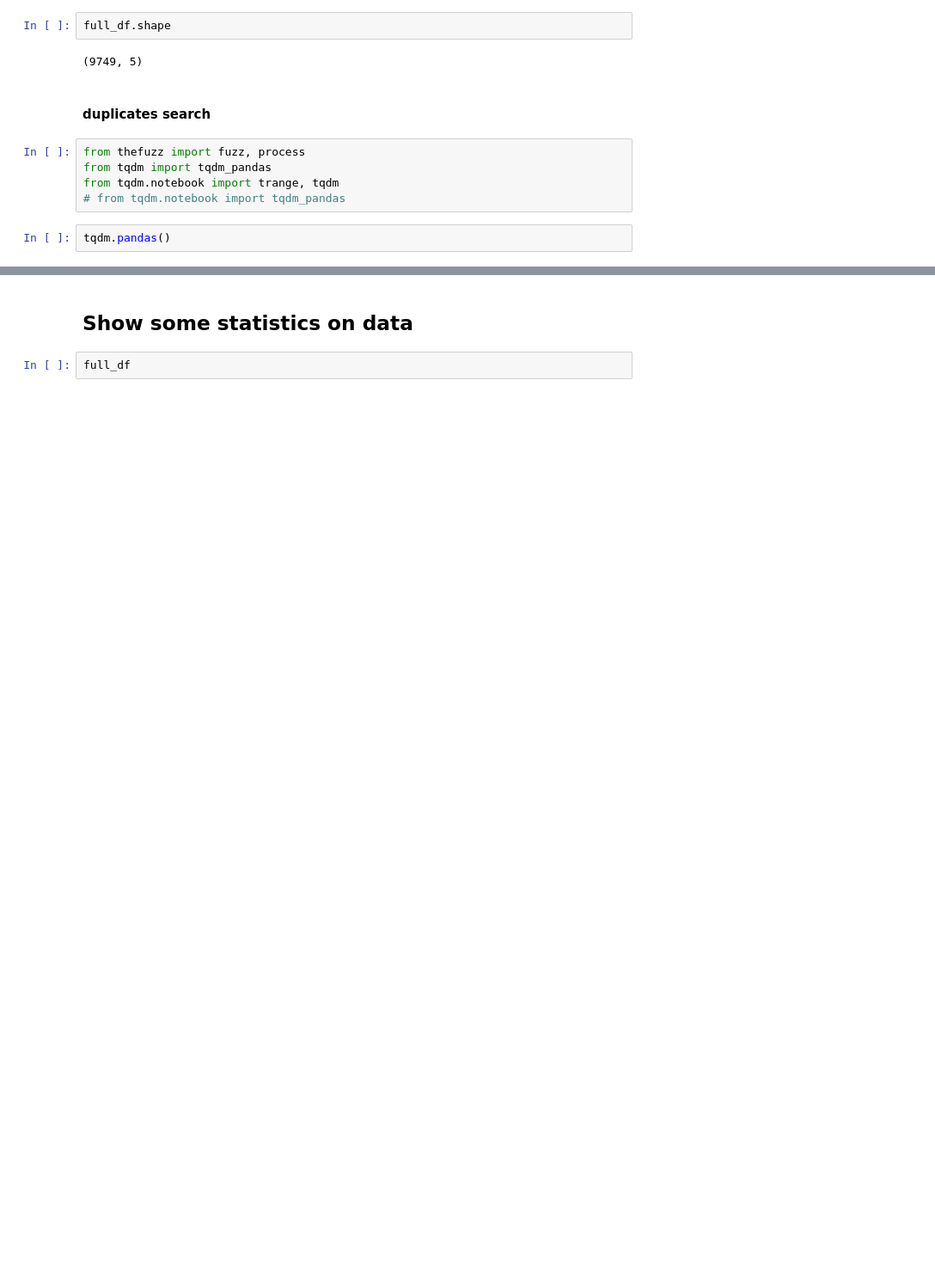
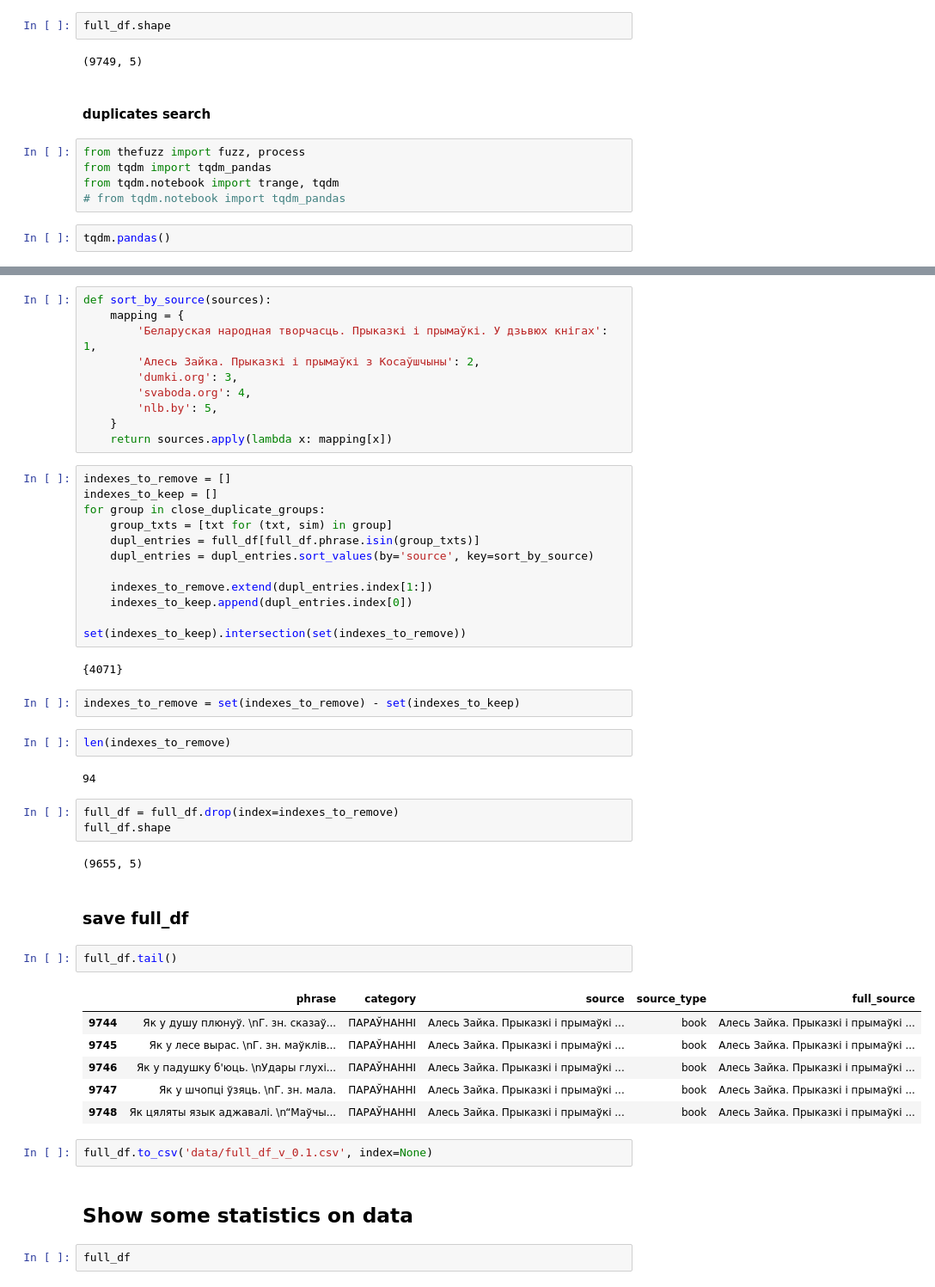
Before and after one commit to aulasau/by-quotes, a Jupyter notebook: concat_all_datasets.ipynb, the cells around one changed output, grey strips where cells are left out. Shown: that part at 86% size. Saved outputs shown, nothing was run; the diff lists cells and outputs as text; blank space fills up the shorter version.

Commit message:
remove fuzzy duplicates and savefull_df version 0.1

```diff
--- a/concat_all_datasets.ipynb
+++ b/concat_all_datasets.ipynb
@@ -225,3 +217,51 @@ full_df[full_df.phrase.str.contains('Быў бы хлеб')]#['full_source']
+# %%
+def sort_by_source(sources):
+    mapping = {
+        'Беларуская народная творчасць. Прыказкі і прымаўкі. У дзьвюх кнігах': 1,
+        'Алесь Зайка. Прыказкі і прымаўкі з Косаўшчыны': 2,
+        'dumki.org': 3,
+        'svaboda.org': 4,
+        'nlb.by': 5,
+    }
+    return sources.apply(lambda x: mapping[x])
+# %%
+indexes_to_remove = []
+indexes_to_keep = []
+for group in close_duplicate_groups:
+    group_txts = [txt for (txt, sim) in group]
+    dupl_entries = full_df[full_df.phrase.isin(group_txts)]
+    dupl_entries = dupl_entries.sort_values(by='source', key=sort_by_source)
+
+    indexes_to_remove.extend(dupl_entries.index[1:])
+    indexes_to_keep.append(dupl_entries.index[0])
+
+set(indexes_to_keep).intersection(set(indexes_to_remove))
+# %% [output]
+{4071}
+# %%
+indexes_to_remove = set(indexes_to_remove) - set(indexes_to_keep)
+# %%
+len(indexes_to_remove)
+# %% [output]
+94
+# %%
+full_df = full_df.drop(index=indexes_to_remove)
+full_df.shape
+# %% [output]
+(9655, 5)
+# %% [markdown]
+### save full_df
+# %%
+full_df.tail()
+# %% [output]
+|  | phrase | category | source | source_type | full_source |
+| 9744 | Як у душу плюнуў. \nГ. зн. сказаў... | ПАРАЎНАННІ | Алесь Зайка. Прыказкі і прымаўкі ... | book | Алесь Зайка. Прыказкі і прымаўкі ... |
+| 9745 | Як у лесе вырас. \nГ. зн. маўклів... | ПАРАЎНАННІ | Алесь Зайка. Прыказкі і прымаўкі ... | book | Алесь Зайка. Прыказкі і прымаўкі ... |
+| 9746 | Як у падушку б'юць. \nУдары глухі... | ПАРАЎНАННІ | Алесь Зайка. Прыказкі і прымаўкі ... | book | Алесь Зайка. Прыказкі і прымаўкі ... |
+| 9747 | Як у шчопці ўзяць. \nГ. зн. мала. | ПАРАЎНАННІ | Алесь Зайка. Прыказкі і прымаўкі ... | book | Алесь Зайка. Прыказкі і прымаўкі ... |
+| 9748 | Як цяляты язык аджавалі. \n“Маўчы... | ПАРАЎНАННІ | Алесь Зайка. Прыказкі і прымаўкі ... | book | Алесь Зайка. Прыказкі і прымаўкі ... |
+# %%
+full_df.to_csv('data/full_df_v_0.1.csv', index=None)
 # %% [markdown]
 ## Show some statistics on data
 # %%
```
Also changed, not shown: parts of 6 cells of this notebook, 1 other file.
